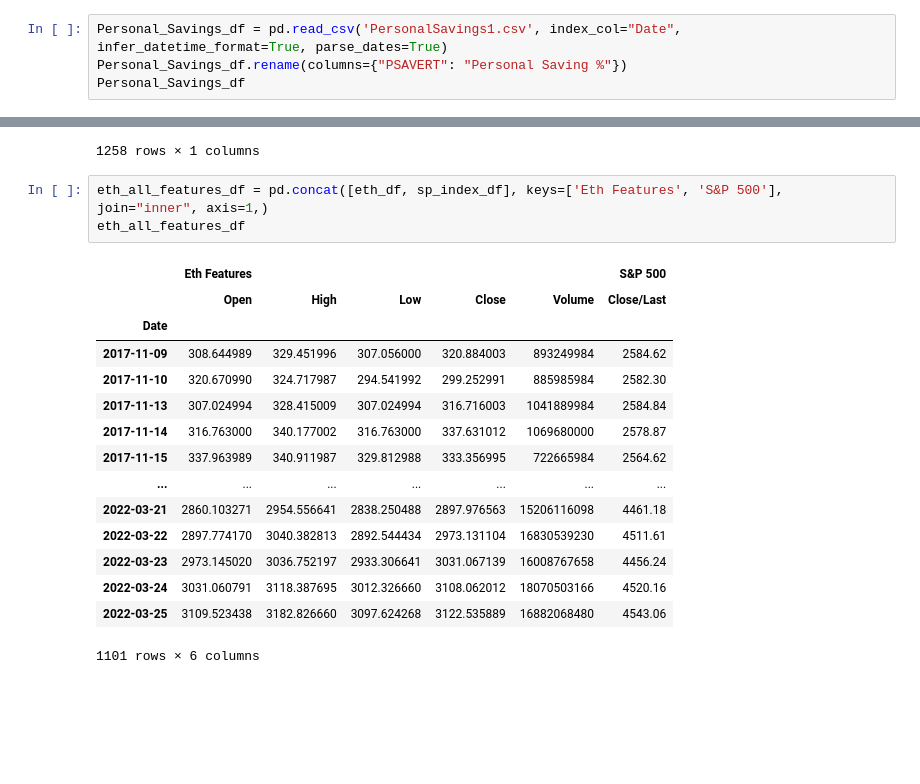
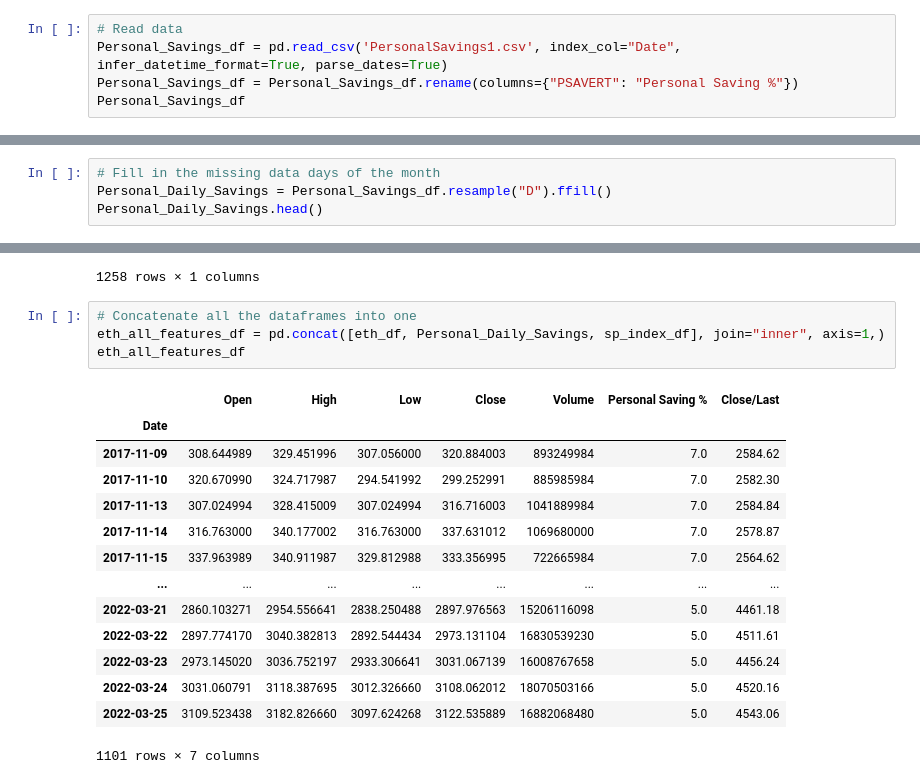
Before and after one commit to kyleplathe/Predicting_ETH_Price, a Jupyter notebook: Eth Predictions.ipynb, the cells around one changed output, grey strips where cells are left out. Cells and saved outputs as stored; diff of their text form; blank space fills up the shorter version.

```diff
--- a/Eth Predictions.ipynb
+++ b/Eth Predictions.ipynb
@@ -59,7 +60,8 @@ uploaded = files.upload()
 [interactive output not drawn]
 Saving PersonalSavings1.csv to PersonalSavings1.csv
 # %%
+# Read data
 Personal_Savings_df = pd.read_csv('PersonalSavings1.csv', index_col="Date", infer_datetime_format=True, parse_dates=True)
-Personal_Savings_df.rename(columns={"PSAVERT": "Personal Saving %"})
+Personal_Savings_df = Personal_Savings_df.rename(columns={"PSAVERT": "Personal Saving %"})
 Personal_Savings_df
 # %% [output]
@@ -77,3 +79,7 @@ Personal_Savings_df
 | 2022-03-01 | 5.0 |
 | 2022-04-01 | 4.4 |
 94 rows × 1 columns
+# %%
+# Fill in the missing data days of the month
+Personal_Daily_Savings = Personal_Savings_df.resample("D").ffill()
+Personal_Daily_Savings.head()
@@ -105,21 +128,21 @@ sp_index_df
 | 2022-06-27 | 3900.11 |
 1258 rows × 1 columns
 # %%
-eth_all_features_df = pd.concat([eth_df, sp_index_df], keys=['Eth Features', 'S&P 500'], join="inner", axis=1,)
+# Concatenate all the dataframes into one
+eth_all_features_df = pd.concat([eth_df, Personal_Daily_Savings, sp_index_df], join="inner", axis=1,)
 eth_all_features_df
 # %% [output]
-|  | Eth Features |  |  |  |  | S&P 500 |
-|  | Open | High | Low | Close | Volume | Close/Last |
-| Date |  |  |  |  |  |  |
-| 2017-11-09 | 308.644989 | 329.451996 | 307.056000 | 320.884003 | 893249984 | 2584.62 |
-| 2017-11-10 | 320.670990 | 324.717987 | 294.541992 | 299.252991 | 885985984 | 2582.30 |
-| 2017-11-13 | 307.024994 | 328.415009 | 307.024994 | 316.716003 | 1041889984 | 2584.84 |
-| 2017-11-14 | 316.763000 | 340.177002 | 316.763000 | 337.631012 | 1069680000 | 2578.87 |
-| 2017-11-15 | 337.963989 | 340.911987 | 329.812988 | 333.356995 | 722665984 | 2564.62 |
-| ... | ... | ... | ... | ... | ... | ... |
-| 2022-03-21 | 2860.103271 | 2954.556641 | 2838.250488 | 2897.976563 | 15206116098 | 4461.18 |
-| 2022-03-22 | 2897.774170 | 3040.382813 | 2892.544434 | 2973.131104 | 16830539230 | 4511.61 |
-| 2022-03-23 | 2973.145020 | 3036.752197 | 2933.306641 | 3031.067139 | 16008767658 | 4456.24 |
-| 2022-03-24 | 3031.060791 | 3118.387695 | 3012.326660 | 3108.062012 | 18070503166 | 4520.16 |
-| 2022-03-25 | 3109.523438 | 3182.826660 | 3097.624268 | 3122.535889 | 16882068480 | 4543.06 |
+|  | Open | High | Low | Close | Volume | Personal Saving % | Close/Last |
+| Date |  |  |  |  |  |  |  |
+| 2017-11-09 | 308.644989 | 329.451996 | 307.056000 | 320.884003 | 893249984 | 7.0 | 2584.62 |
+| 2017-11-10 | 320.670990 | 324.717987 | 294.541992 | 299.252991 | 885985984 | 7.0 | 2582.30 |
+| 2017-11-13 | 307.024994 | 328.415009 | 307.024994 | 316.716003 | 1041889984 | 7.0 | 2584.84 |
+| 2017-11-14 | 316.763000 | 340.177002 | 316.763000 | 337.631012 | 1069680000 | 7.0 | 2578.87 |
+| 2017-11-15 | 337.963989 | 340.911987 | 329.812988 | 333.356995 | 722665984 | 7.0 | 2564.62 |
+| ... | ... | ... | ... | ... | ... | ... | ... |
+| 2022-03-21 | 2860.103271 | 2954.556641 | 2838.250488 | 2897.976563 | 15206116098 | 5.0 | 4461.18 |
+| 2022-03-22 | 2897.774170 | 3040.382813 | 2892.544434 | 2973.131104 | 16830539230 | 5.0 | 4511.61 |
+| 2022-03-23 | 2973.145020 | 3036.752197 | 2933.306641 | 3031.067139 | 16008767658 | 5.0 | 4456.24 |
+| 2022-03-24 | 3031.060791 | 3118.387695 | 3012.326660 | 3108.062012 | 18070503166 | 5.0 | 4520.16 |
+| 2022-03-25 | 3109.523438 | 3182.826660 | 3097.624268 | 3122.535889 | 16882068480 | 5.0 | 4543.06 |
-1101 rows × 6 columns
+1101 rows × 7 columns
```
Also changed, not shown: parts of 8 cells of this notebook, 1 other file.
